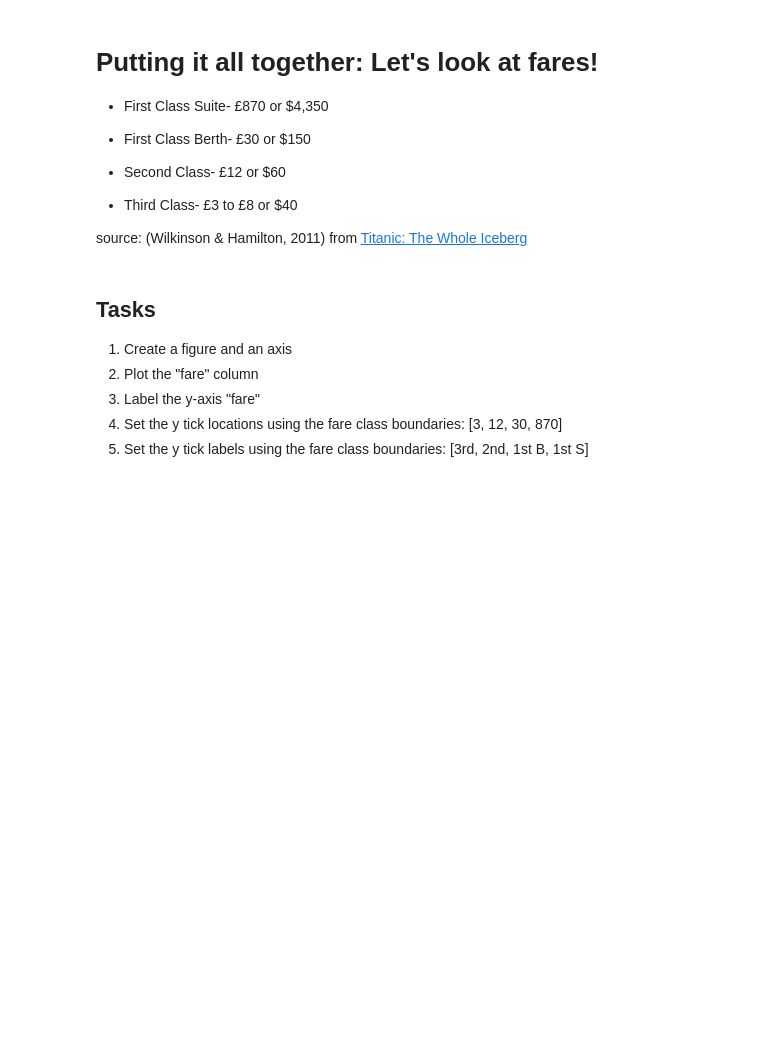
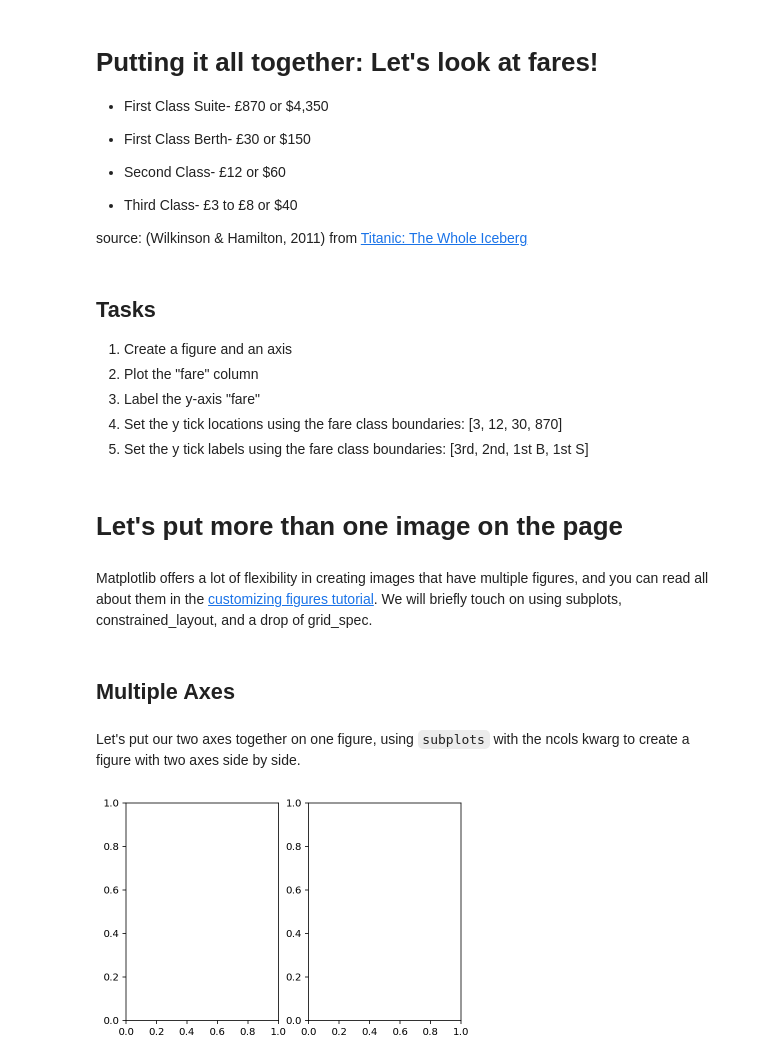
Before and after one commit to matplotlib/GettingStarted, a Jupyter notebook: notebooks/01_overview.ipynb, the cells around one changed output. Saved outputs shown, nothing was run; the diff lists cells and outputs as text; code cells hidden in the pictures; blank space fills up the shorter version.

```diff
--- a/notebooks/01_overview.ipynb
+++ b/notebooks/01_overview.ipynb
@@ -142,3 +150,15 @@ source: (Wilkinson & Hamilton, 2011) from [Titanic: The Whole Iceberg](https://a
 5. Set the y tick labels using the fare class boundaries: [3rd, 2nd, 1st B, 1st S]
 # %%
 #We'll work through the solution together here
+# %% [markdown]
+# Let's put more than one image on the page
+# %% [markdown]
+Matplotlib offers a lot of flexibility in creating images that have multiple figures, and you can read all about them in the [customizing figures tutorial](https://matplotlib.org/3.1.1/tutorials/intermediate/gridspec.html#sphx-glr-tutorials-intermediate-gridspec-py). We will briefly touch on using subplots, constrained_layout, and a drop of grid_spec.
+# %% [markdown]
+## Multiple Axes
+# %% [markdown]
+Let's put our two axes together on one figure, using `subplots` with the ncols kwarg to create a figure with two axes side by side.
+# %%
+fig, (ax1, ax2) = plt.subplots(ncols=2)
+# %% [output]
+[figure, added]
```
Also changed, not shown: parts of 16 cells of this notebook, 5 other files.
